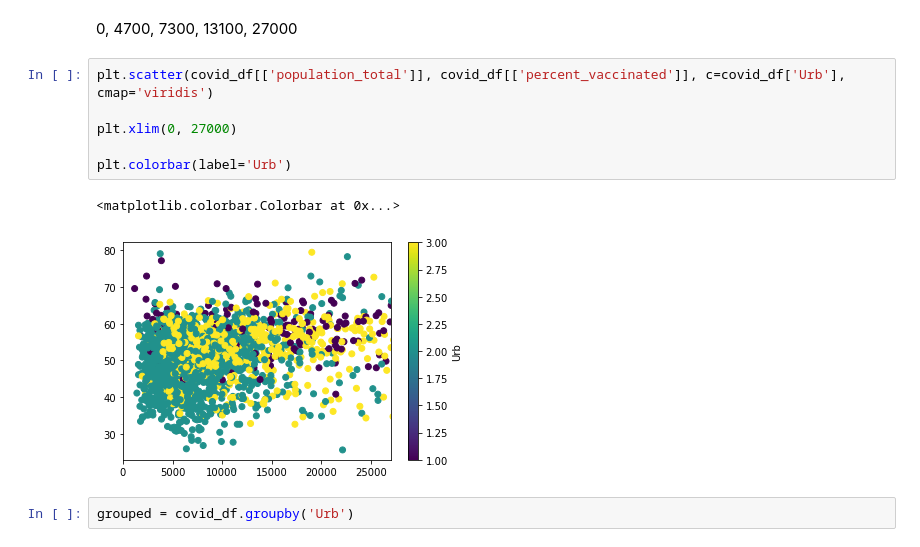
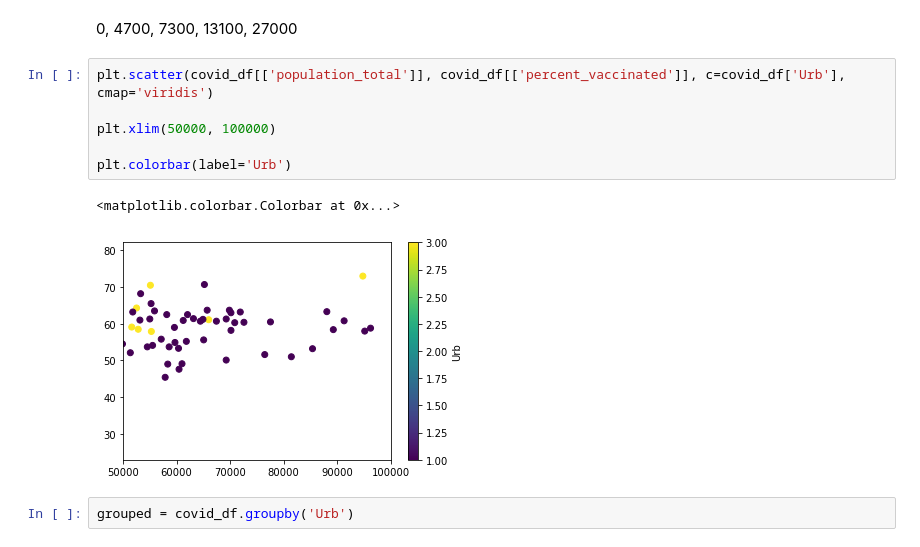
Before and after one commit to bahadurvikram/EC2024, a Jupyter notebook: Untitled-1.ipynb, the cells around one changed output. Cells and saved outputs as stored; diff of their text form.

```diff
--- a/Untitled-1.ipynb
+++ b/Untitled-1.ipynb
@@ -109,12 +109,12 @@ dtype: int64
 # %%
 plt.scatter(covid_df[['population_total']], covid_df[['percent_vaccinated']], c=covid_df['Urb'],  cmap='viridis')
 
-plt.xlim(0, 27000)
+plt.xlim(50000, 100000)
 
 plt.colorbar(label='Urb')
 # %% [output]
 <matplotlib.colorbar.Colorbar at 0x...>
-[figure, old version]
+[figure, new version]
 # %%
 grouped = covid_df.groupby('Urb')
 # %%
```
Also changed, not shown: parts of 11 cells of this notebook.
